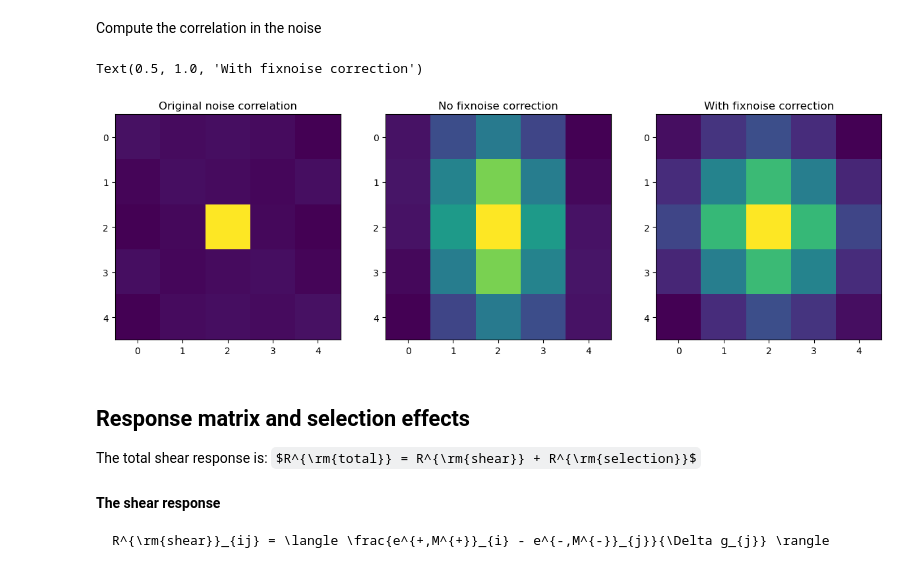
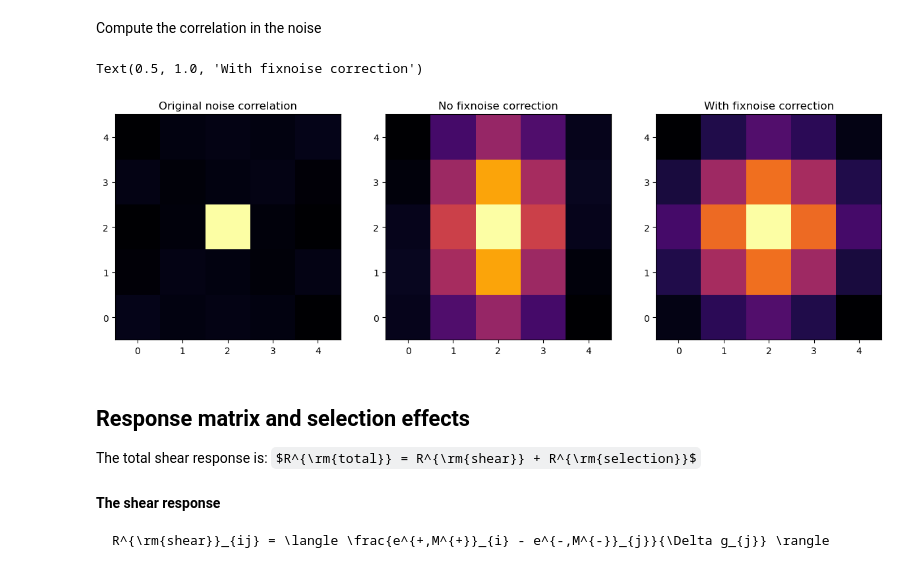
Before and after one commit to Roman-HLIS-Cosmology-PIT/tutorial-metadetect, a Jupyter notebook: notebooks/tutorial_metacal.ipynb, the cells around one changed output. Cells and saved outputs as stored; diff of their text form; code cells hidden in the pictures; some formulas as TeX source.

```diff
--- a/notebooks/tutorial_metacal.ipynb
+++ b/notebooks/tutorial_metacal.ipynb
@@ -325,17 +325,17 @@ corr_no_fixnoise = compute_noise_correlation(obs_mcal_no_fixnoise["1p"].image)
 corr_fixnoise = compute_noise_correlation(obs_mcal_fixnoise["1p"].image)
 # %%
 fig, axs = plt.subplots(1, 3, figsize=(15, 5))
-axs[0].imshow(corr_orig)
+axs[0].imshow(corr_orig, origin="lower", cmap='inferno')
 axs[0].set_title("Original noise correlation")
 
-axs[1].imshow(corr_no_fixnoise)
+axs[1].imshow(corr_no_fixnoise, origin="lower", cmap='inferno')
 axs[1].set_title("No fixnoise correction")
 
-axs[2].imshow(corr_fixnoise)
+axs[2].imshow(corr_fixnoise, origin="lower", cmap='inferno')
 axs[2].set_title("With fixnoise correction")
 # %% [output]
 Text(0.5, 1.0, 'With fixnoise correction')
-[figure, old version]
+[figure, new version]
 # %% [markdown]
 ## Response matrix and selection effects
 
```
Also changed, not shown: parts of 6 cells of this notebook, 1 other file.
